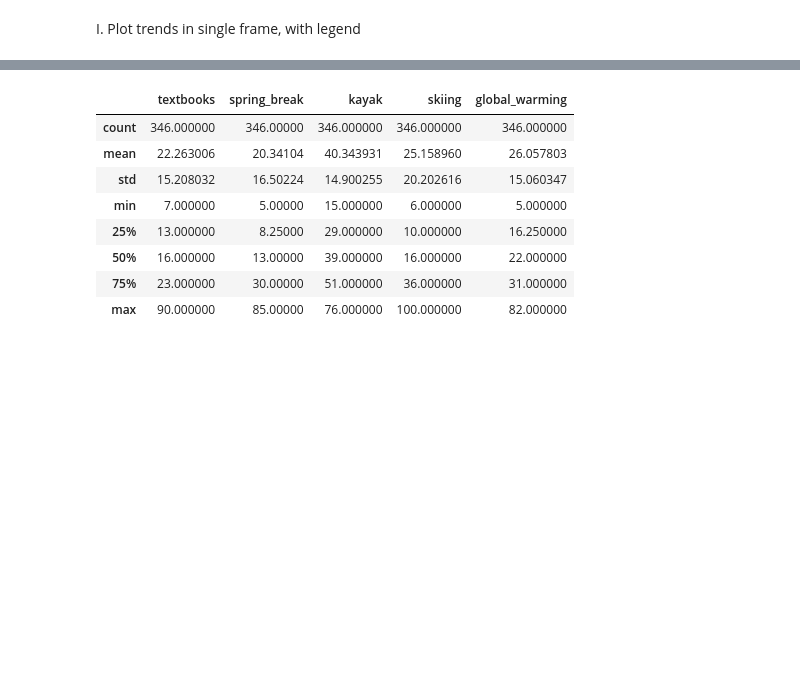
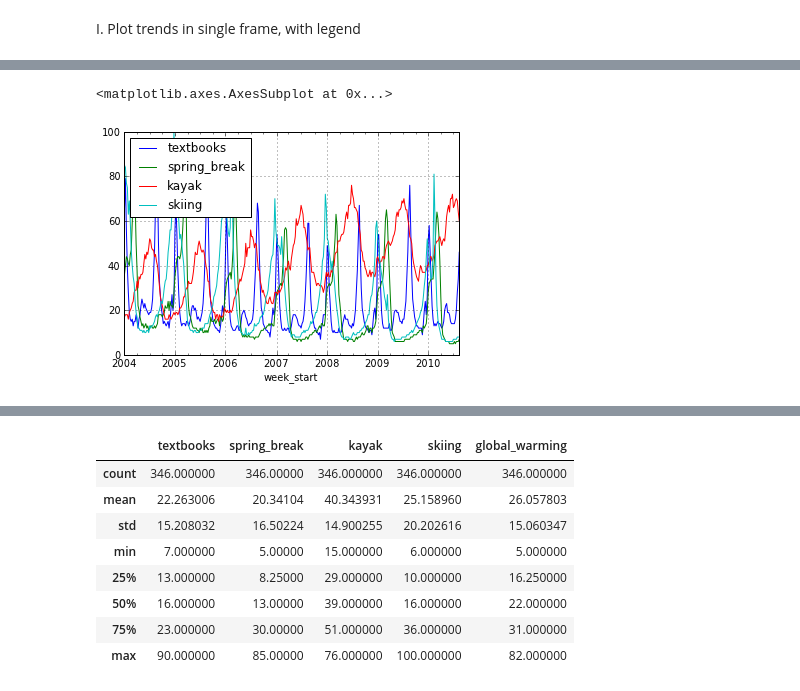
Before and after one commit to profjsb/python-bootcamp, a Jupyter notebook: Homeworks/Homework_01/HomeworkSolutionI_pandas.ipynb, the cells around one changed output, grey strips where cells are left out. Cells and saved outputs as stored; diff of their text form; code cells hidden in the pictures; blank space fills up the shorter version.

```diff
--- a/Homeworks/Homework_01/HomeworkSolutionI_pandas.ipynb
+++ b/Homeworks/Homework_01/HomeworkSolutionI_pandas.ipynb
@@ -65,0 +76,6 @@ legend()
+# %%
+# could do this in one line (pandas even does the legend for you!)
+df.loc[:,['textbooks','spring_break','kayak','skiing']].plot()
+# %% [output]
+<matplotlib.axes.AxesSubplot at 0x...>
+[figure, added]
```
Also changed, not shown: parts of 6 cells of this notebook.
